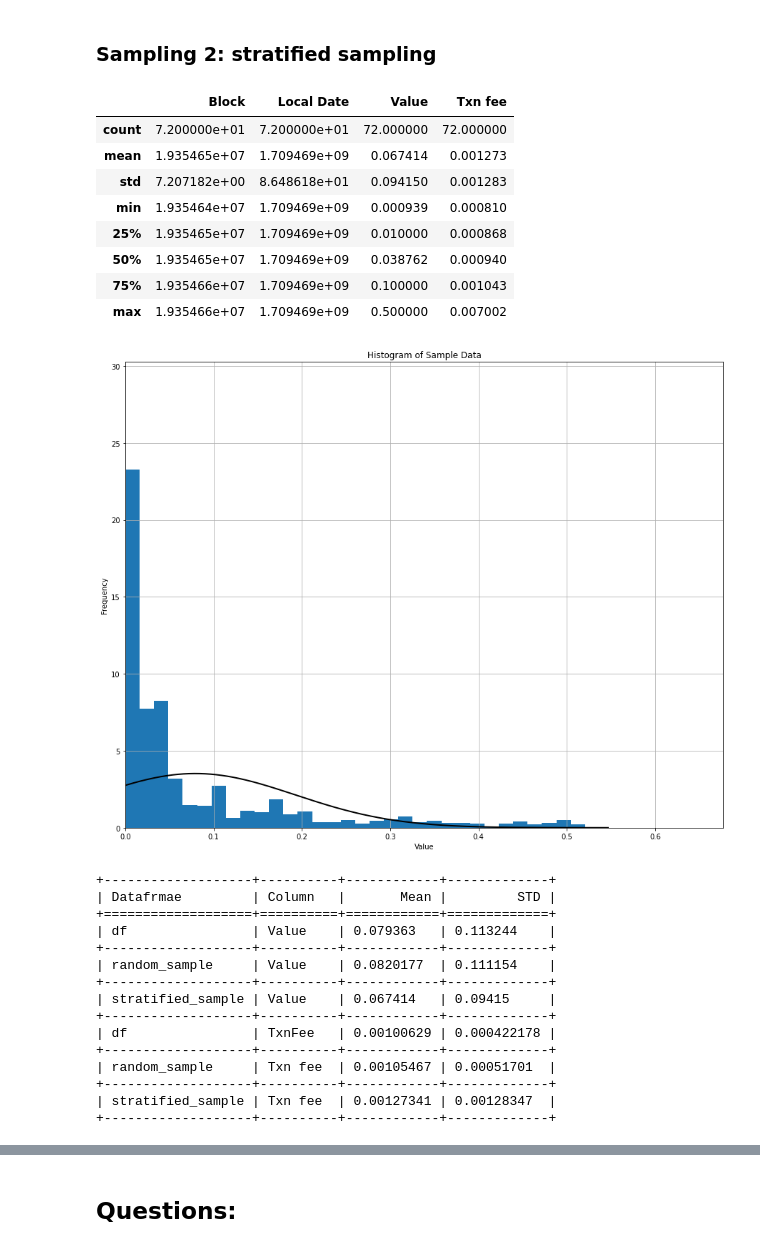
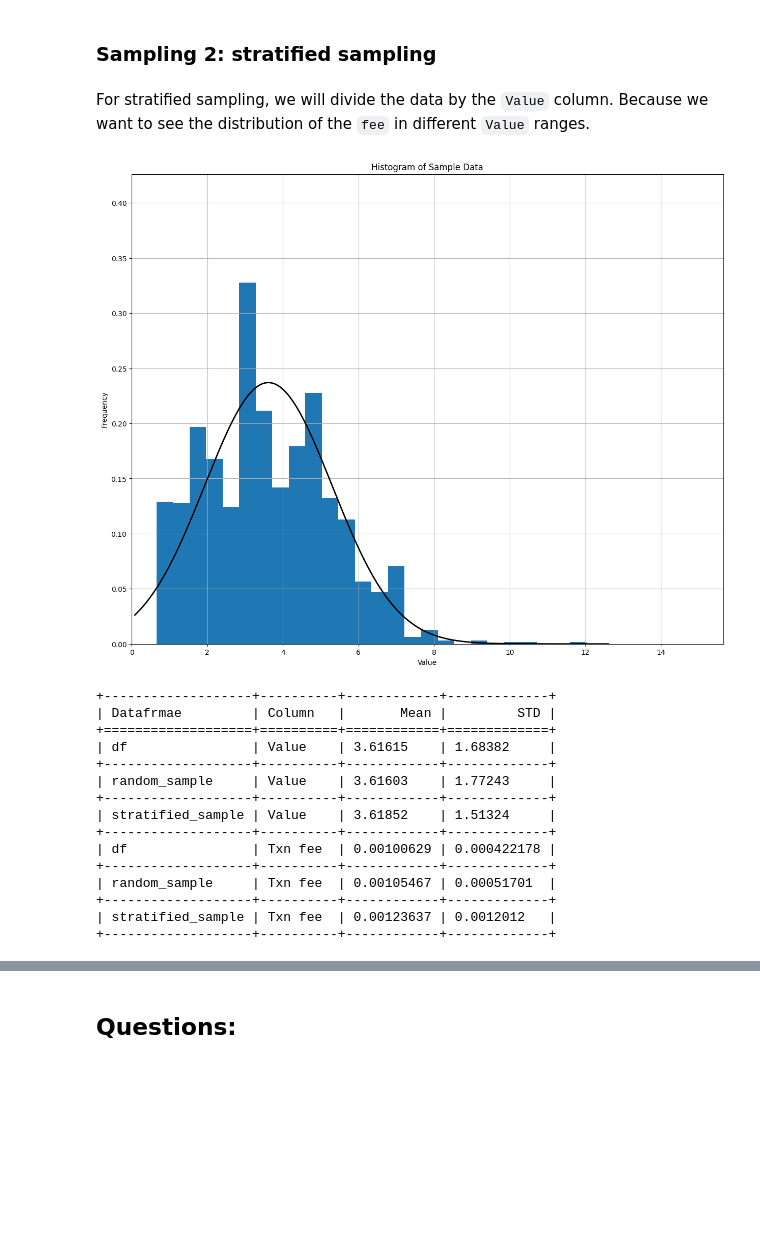
Before and after one commit to Hadi-loo/Introduction-to-Data-Science-Course, a Jupyter notebook: CA0. Web Scrapping/web scrapping.ipynb, the cells around one changed output, grey strips where cells are left out. Cells and saved outputs as stored; diff of their text form; code cells hidden in the pictures; blank space fills up the shorter version.

Commit message:
Complete Sampling and Q4

```diff
--- a/CA0. Web Scrapping/web scrapping.ipynb
+++ b/CA0. Web Scrapping/web scrapping.ipynb
@@ -645,23 +658,13 @@ plot_histogram(random_sample['Value'])
 # %% [markdown]
 ### Sampling 2: stratified sampling
+# %% [markdown]
+For stratified sampling, we will divide the data by the `Value` column. Because we want to see the distribution of the `fee` in different `Value` ranges.
 # %%
 # stratified sampling
 stratified_sample = df.groupby('Value', group_keys=False).apply(lambda x: x.sample(frac=0.2))
-stratified_sample.describe()
+plot_histogram(df['Value'])
 # %% [output]
-|  | Block | Local Date | Value | Txn fee |
-| count | 7.200000e+01 | 7.200000e+01 | 72.000000 | 72.000000 |
-| mean | 1.935465e+07 | 1.709469e+09 | 0.067414 | 0.001273 |
-| std | 7.207182e+00 | 8.648618e+01 | 0.094150 | 0.001283 |
-| min | 1.935464e+07 | 1.709469e+09 | 0.000939 | 0.000810 |
-| 25% | 1.935465e+07 | 1.709469e+09 | 0.010000 | 0.000868 |
-| 50% | 1.935465e+07 | 1.709469e+09 | 0.038762 | 0.000940 |
-| 75% | 1.935466e+07 | 1.709469e+09 | 0.100000 | 0.001043 |
-| max | 1.935466e+07 | 1.709469e+09 | 0.500000 | 0.007002 |
+[figure, added]
-# %%
-plot_histogram(df['Value'])
-# %% [output]
-[figure, removed]
 # %%
 headers = ["Datafrmae", "Column", "Mean", "STD"]
 
@@ -669,7 +672,7 @@ data = [
     ["df", "Value", df['Value'].mean(), df['Value'].std()],
     ["random_sample", "Value", random_sample['Value'].mean(), random_sample['Value'].std()],
     ["stratified_sample", "Value", stratified_sample['Value'].mean(), stratified_sample['Value'].std()],
-    ["df", "TxnFee", df['Txn fee'].mean(), df['Txn fee'].std()],
+    ["df", "Txn fee", df['Txn fee'].mean(), df['Txn fee'].std()],
     ["random_sample", "Txn fee", random_sample['Txn fee'].mean(), random_sample['Txn fee'].std()],
     ["stratified_sample", "Txn fee", stratified_sample['Txn fee'].mean(), stratified_sample['Txn fee'].std()]
 ]
@@ -680,15 +683,15 @@ print(table)
 +-------------------+----------+------------+-------------+
 | Datafrmae         | Column   |       Mean |         STD |
 +===================+==========+============+=============+
-| df                | Value    | 0.079363   | 0.113244    |
+| df                | Value    | 3.61615    | 1.68382     |
 +-------------------+----------+------------+-------------+
-| random_sample     | Value    | 0.0820177  | 0.111154    |
+| random_sample     | Value    | 3.61603    | 1.77243     |
 +-------------------+----------+------------+-------------+
-| stratified_sample | Value    | 0.067414   | 0.09415     |
+| stratified_sample | Value    | 3.61852    | 1.51324     |
 +-------------------+----------+------------+-------------+
-| df                | TxnFee   | 0.00100629 | 0.000422178 |
+| df                | Txn fee  | 0.00100629 | 0.000422178 |
 +-------------------+----------+------------+-------------+
 | random_sample     | Txn fee  | 0.00105467 | 0.00051701  |
 +-------------------+----------+------------+-------------+
-| stratified_sample | Txn fee  | 0.00127341 | 0.00128347  |
+| stratified_sample | Txn fee  | 0.00123637 | 0.0012012   |
 +-------------------+----------+------------+-------------+
```
Also changed, not shown: parts of 18 cells of this notebook.
